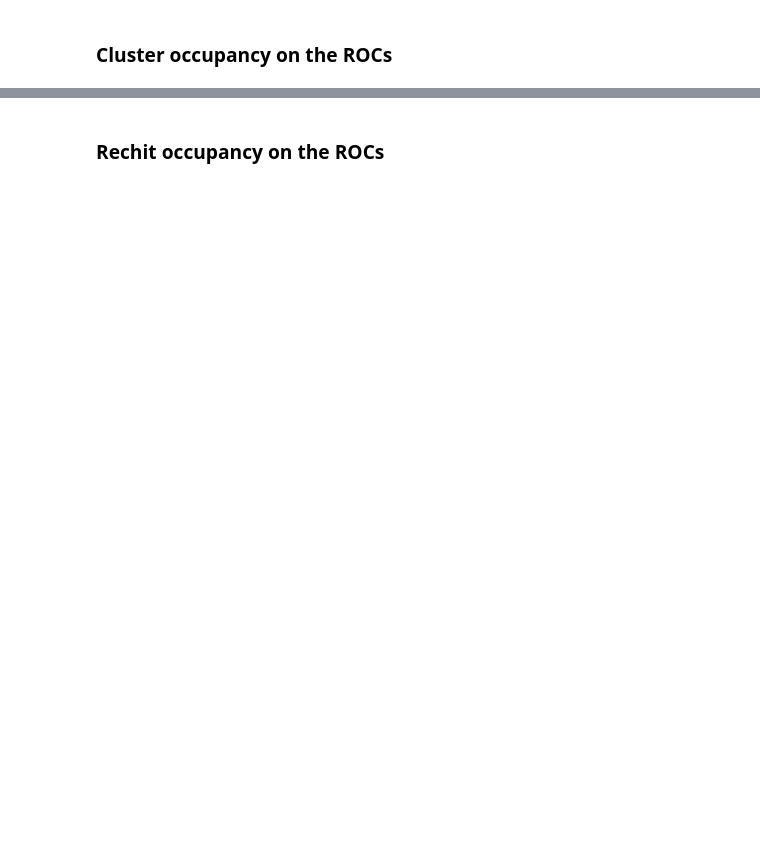
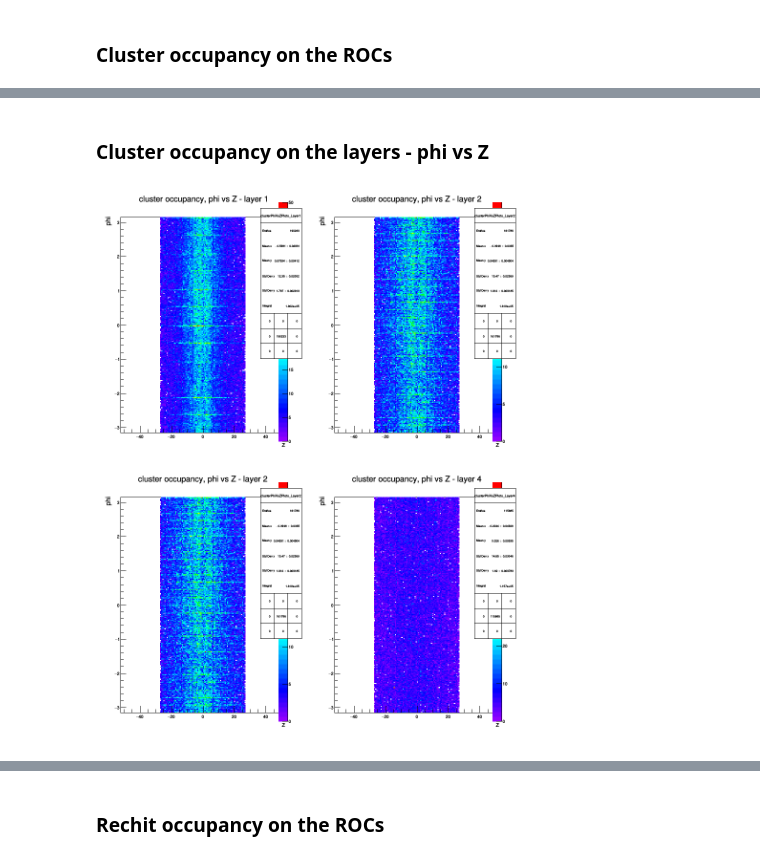
Before and after one commit to hunyadix/PhaseIEfficiencyPlotter, a Jupyter notebook: ipynb/Compare Timing Plots.ipynb, the cells around one changed output, grey strips where cells are left out. Saved outputs shown, nothing was run; the diff lists cells and outputs as text; code cells hidden in the pictures; blank space fills up the shorter version.

```diff
--- a/ipynb/Compare Timing Plots.ipynb
+++ b/ipynb/Compare Timing Plots.ipynb
@@ -56,0 +79,13 @@ canvas.Draw()
+# %% [markdown]
+### Cluster occupancy on the layers - phi vs Z
+# %%
+canvas = createTwoByNCanvas("ClusterPhiVsZCanvas", "Cluster occupancy, phi vs Z", 900, 1200,
+                   mainDir.GetTitle() + "/" + "clusterPhiVsZPlots",
+                   ["clusterPhiVsZPlots_Layer1",
+                    "clusterPhiVsZPlots_Layer2",
+                    "clusterPhiVsZPlots_Layer2",
+                    "clusterPhiVsZPlots_Layer4"]
+                  )
+canvas.Draw()
+# %% [output]
+[figure, added]
```
Also changed, not shown: parts of 15 cells of this notebook, 4 other files.
